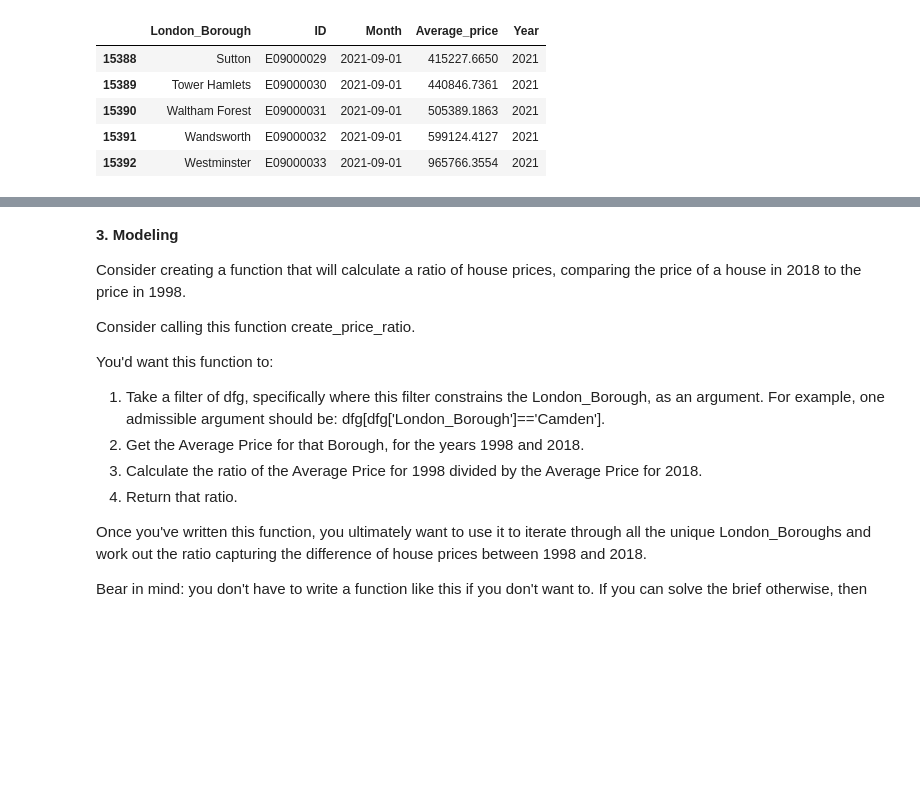
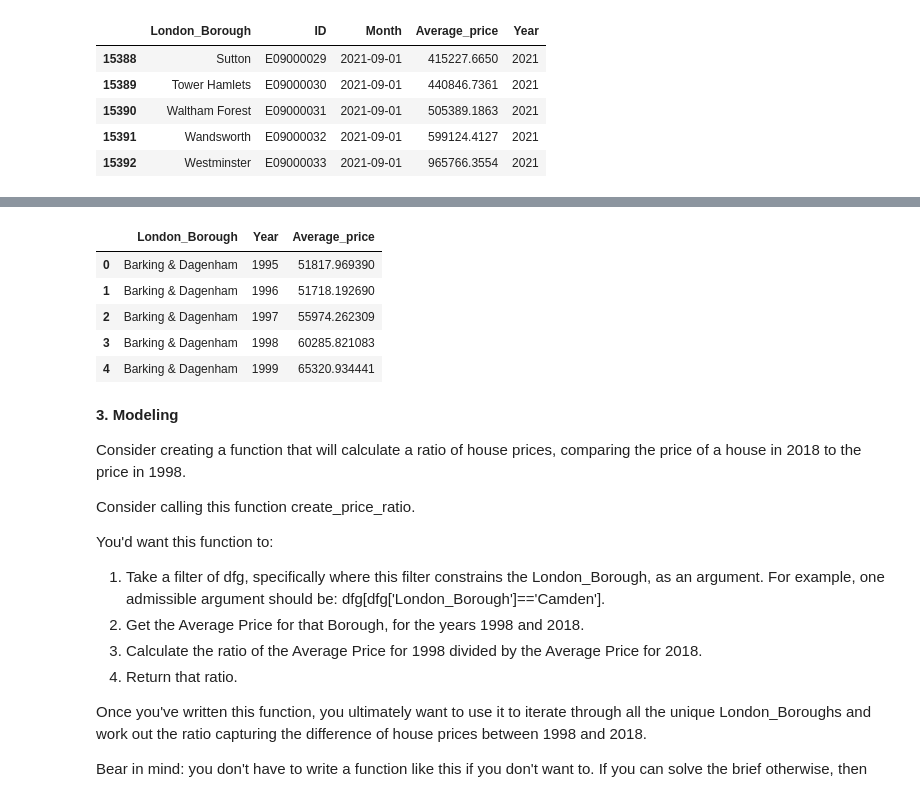
Before and after one commit to LNRobertson/Springboard, a Jupyter notebook: Unit4ChallengeTier3-Copy1.ipynb, the cells around one changed output, grey strips where cells are left out. Drawn from its saved outputs; the diff is of its cells as text; code cells hidden in the pictures; blank space fills up the shorter version.

```diff
--- a/Unit4ChallengeTier3-Copy1.ipynb
+++ b/Unit4ChallengeTier3-Copy1.ipynb
@@ -532,3 +500,14 @@ KeyError: 'Year'
+# %%
+#reset the index
+dfg = dfg.reset_index()
+dfg.head()
+# %% [output]
+|  | London_Borough | Year | Average_price |
+| 0 | Barking & Dagenham | 1995 | 51817.969390 |
+| 1 | Barking & Dagenham | 1996 | 51718.192690 |
+| 2 | Barking & Dagenham | 1997 | 55974.262309 |
+| 3 | Barking & Dagenham | 1998 | 60285.821083 |
+| 4 | Barking & Dagenham | 1999 | 65320.934441 |
 # %% [markdown]
 **3. Modeling**
 
```
Also changed, not shown: parts of 18 cells of this notebook.
